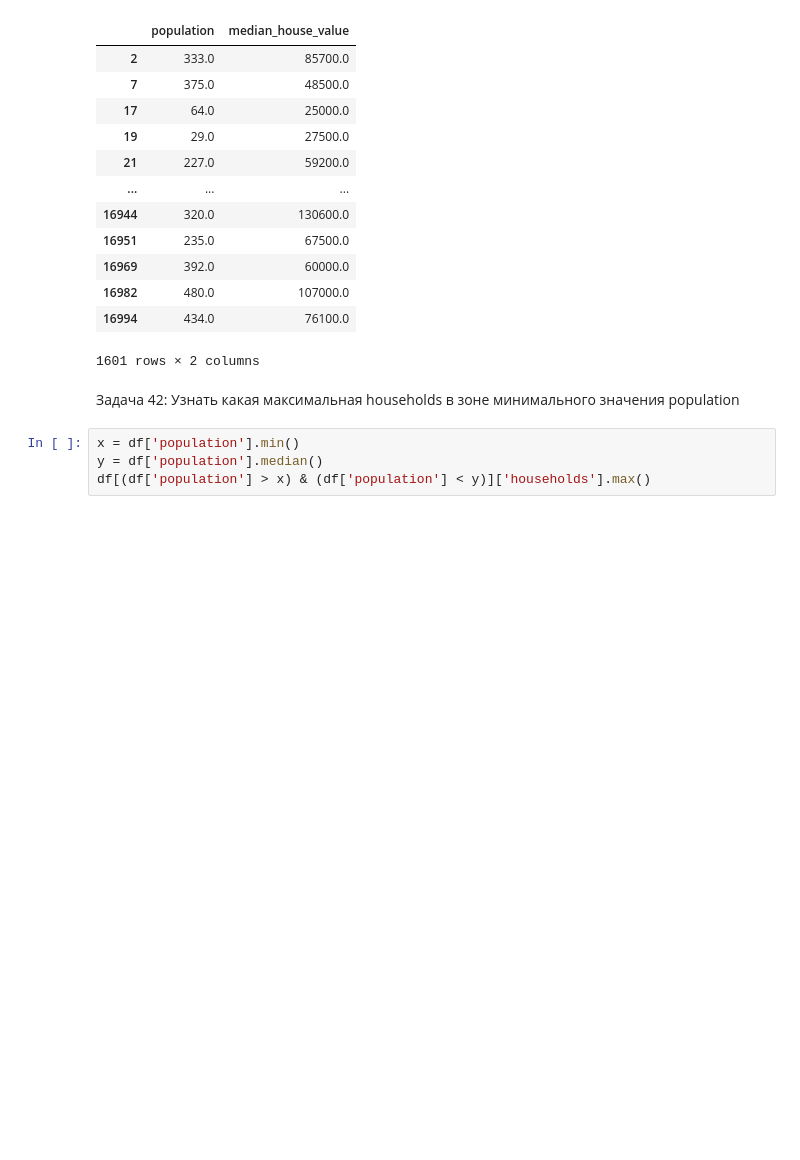
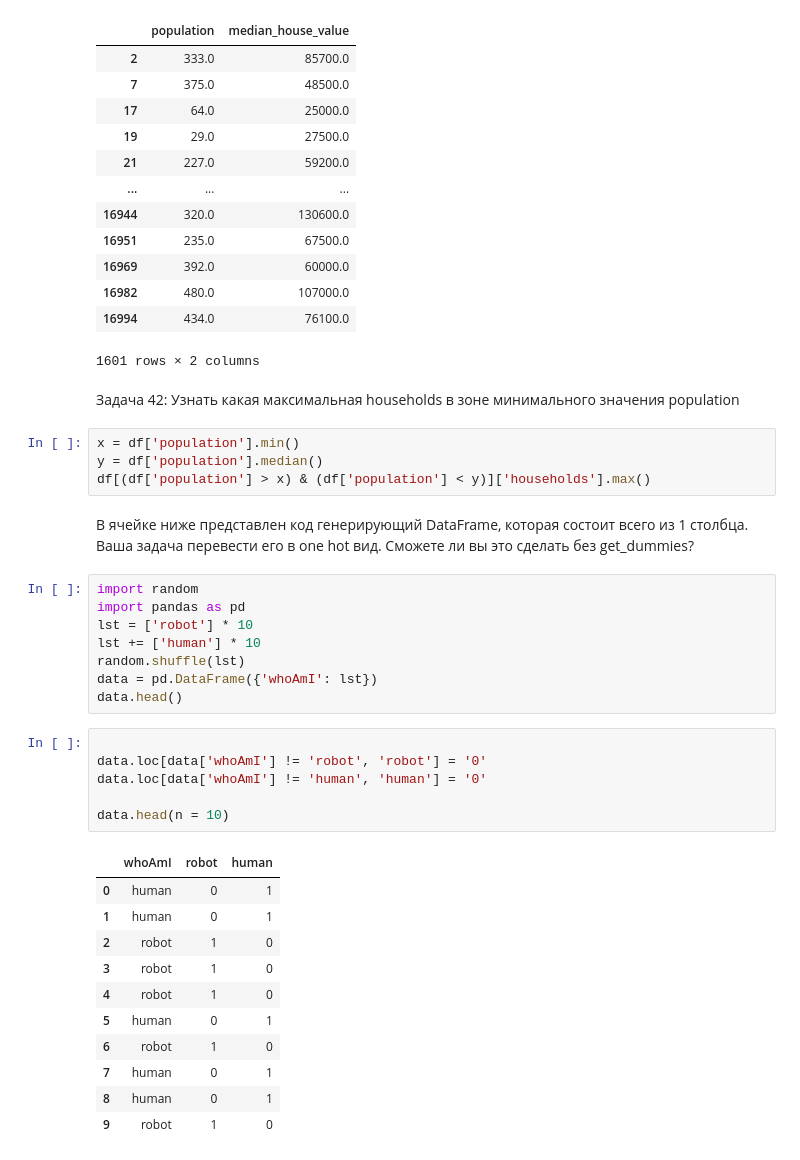
Before and after one commit to EleronS/Google_Colab_Practics, a Jupyter notebook: Start_Google_colab.ipynb, the cells around one changed output. Saved outputs shown, nothing was run; the diff lists cells and outputs as text; blank space fills up the shorter version.

```diff
--- a/Start_Google_colab.ipynb
+++ b/Start_Google_colab.ipynb
@@ -178,3 +178,31 @@ df[(df['population'] < 500) & (df['population'] > 0)][['population','median_hous
 x = df['population'].min()
 y = df['population'].median()
 df[(df['population'] > x) & (df['population'] < y)]['households'].max()
+# %% [markdown]
+В ячейке ниже представлен код генерирующий DataFrame, которая состоит всего из 1 столбца. Ваша задача перевести его в one hot вид. Сможете ли вы это сделать без get_dummies?
+# %%
+import random
+import pandas as pd
+lst = ['robot'] * 10
+lst += ['human'] * 10
+random.shuffle(lst)
+data = pd.DataFrame({'whoAmI': lst})
+data.head()
+# %%
+
+data.loc[data['whoAmI'] != 'robot', 'robot'] = '0'
+data.loc[data['whoAmI'] != 'human', 'human'] = '0'
+
+data.head(n = 10)
+# %% [output]
+|  | whoAmI | robot | human |
+| 0 | human | 0 | 1 |
+| 1 | human | 0 | 1 |
+| 2 | robot | 1 | 0 |
+| 3 | robot | 1 | 0 |
+| 4 | robot | 1 | 0 |
+| 5 | human | 0 | 1 |
+| 6 | robot | 1 | 0 |
+| 7 | human | 0 | 1 |
+| 8 | human | 0 | 1 |
+| 9 | robot | 1 | 0 |
```
Also changed, not shown: parts of 1 cell of this notebook.
